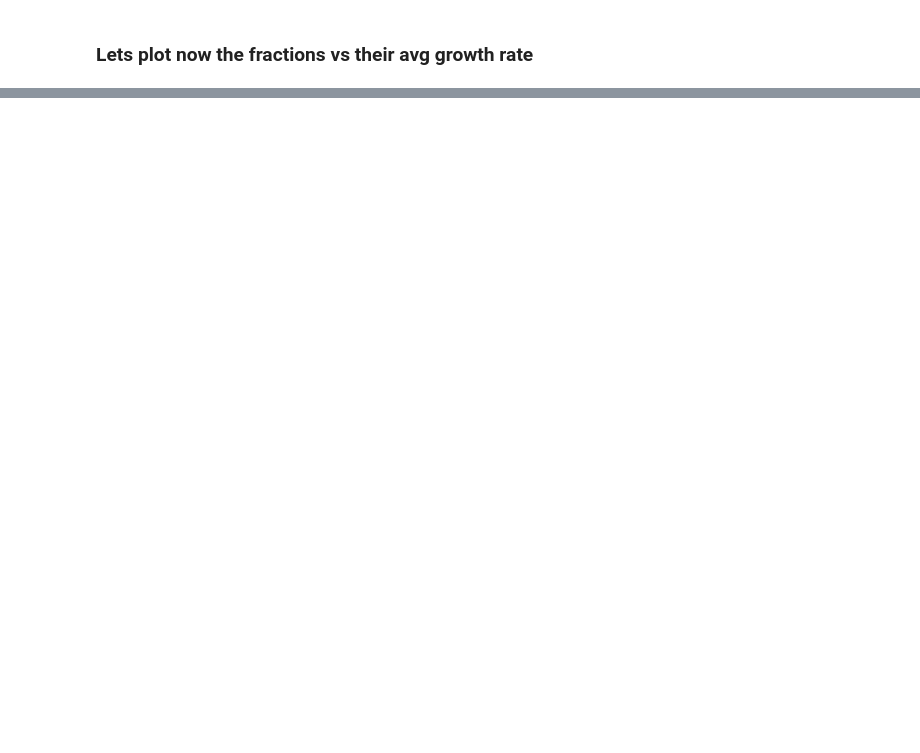
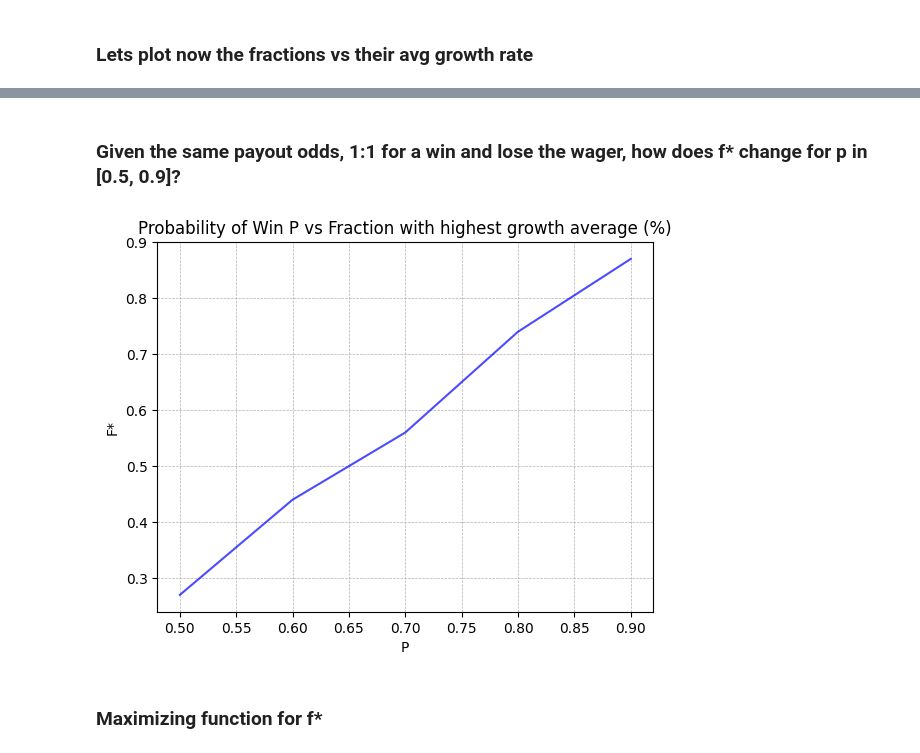
Before and after one commit to CharlieHF/Coin-Games, a Jupyter notebook: CoinGames.ipynb, the cells around one changed output, grey strips where cells are left out. Saved outputs shown, nothing was run; the diff lists cells and outputs as text; code cells hidden in the pictures; blank space fills up the shorter version.

```diff
--- a/CoinGames.ipynb
+++ b/CoinGames.ipynb
@@ -118,0 +134,33 @@ plt.show()
+# %% [markdown]
+### Given the same payout odds, 1:1 for a win and lose the wager, how does f* change for p in [0.5, 0.9]?
+# %%
+
+#fractions = np.linspace(0,0.5,101)
+Ps = np.linspace(0.5,0.9,5)
+
+
+def findMaxFrac(P) -> float:
+    growths =[]
+    for f in fractions:
+        growths.append(findGrowth(f, P))
+
+    ### FIND MAXIMA
+    maxFracIndex = growths.index(max(growths))
+    return fractions[maxFracIndex]
+
+maxFrac = []
+for p in Ps:
+    maxFrac.append(findMaxFrac(p))
+
+plt.plot(Ps, maxFrac, linestyle="-", alpha=0.7, color = 'blue')
+
+#plt.yscale("log")
+plt.xlabel("P")
+plt.ylabel("F*")
+plt.title("Probability of Win P vs Fraction with highest growth average (%)")
+plt.grid(True, which="both", linestyle="--", linewidth=0.5)
+plt.show()
+# %% [output]
+[figure, added]
+# %% [markdown]
+### Maximizing function for f*
```
Also changed, not shown: parts of 6 cells of this notebook.
